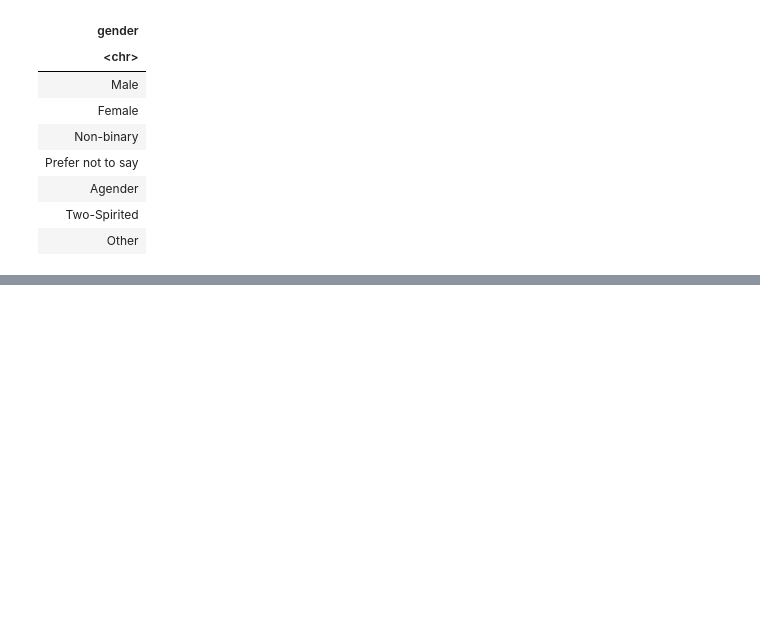
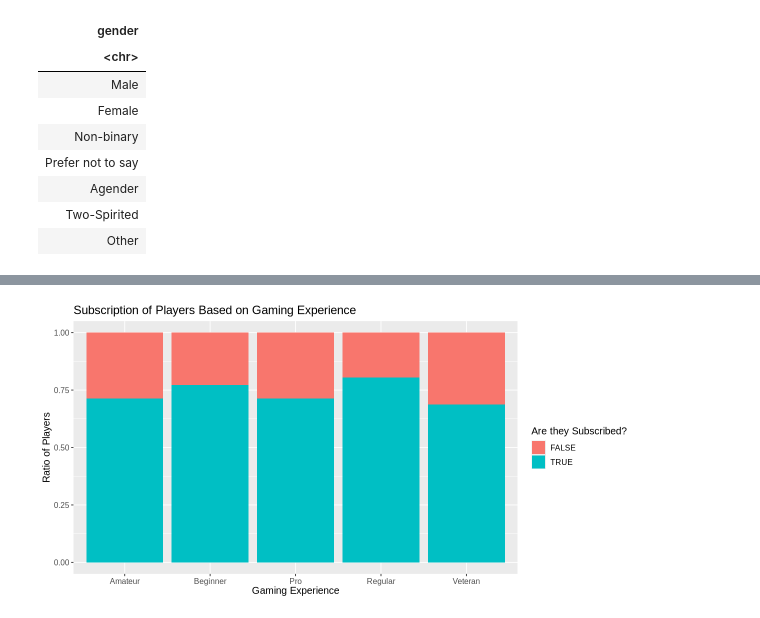
Before and after one commit to tchan0717/dsci-100-2025w1-group-36, a Jupyter notebook: plaicraft_project.ipynb, the cells around one changed output, grey strips where cells are left out. Cells and saved outputs as stored; diff of their text form; code cells hidden in the pictures; blank space fills up the shorter version.

```diff
--- a/plaicraft_project.ipynb
+++ b/plaicraft_project.ipynb
@@ -231,0 +224,10 @@ A tibble: 7 × 2
+# %%
+options(repr.plot.width = 10, repr.plot.height = 5)
+experience_subscribe_bar <- ggplot(players_data, aes(x = experience, fill = subscribe)) +
+                                geom_bar(position = "fill") +
+                                labs(x = "Gaming Experience", y = "Ratio of Players", fill = "Are they Subscribed?") +
+                                ggtitle("Subscription of Players Based on Gaming Experience") +
+                                theme(text= element_text(size = 12))
+experience_subscribe_bar
+# %% [output]
+[figure, added]
```
Also changed, not shown: parts of 5 cells of this notebook.
